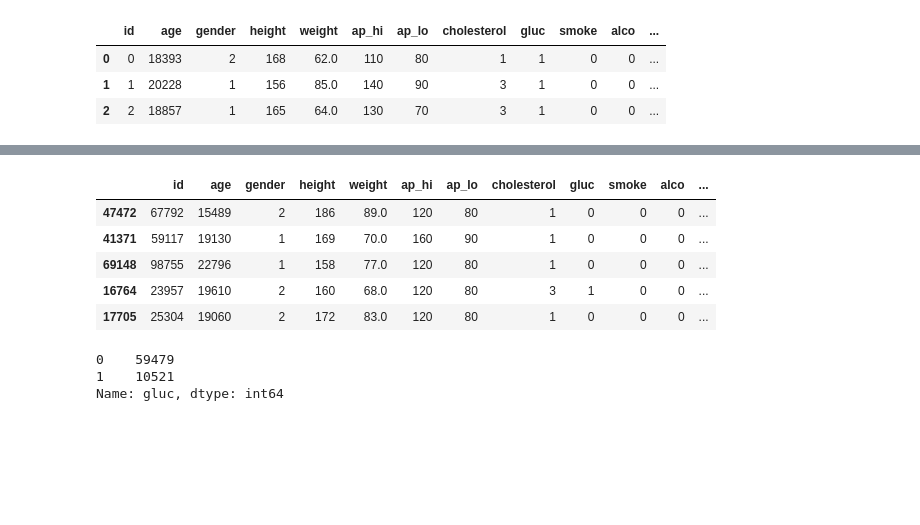
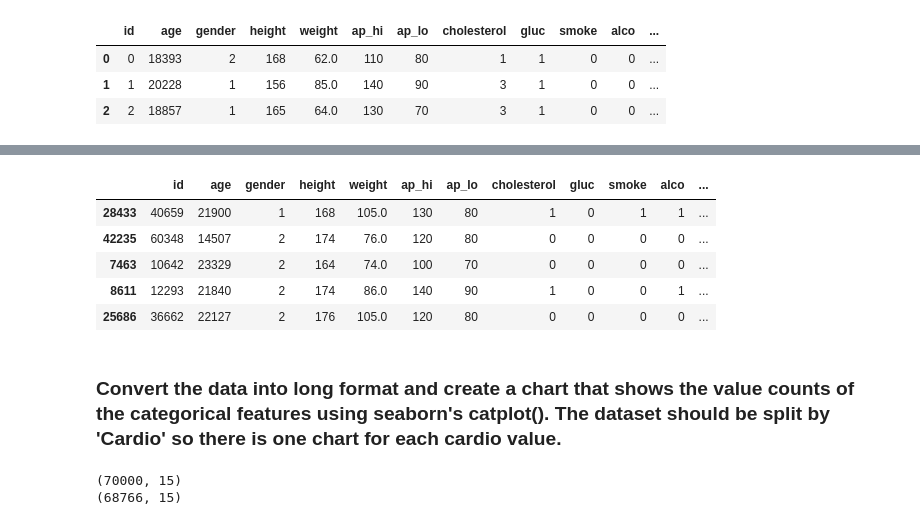
Before and after one commit to muhamadInsan/data-analis-fcc, a Jupyter notebook: medical_examinations_visualizer.ipynb, the cells around one changed output, grey strips where cells are left out. Drawn from its saved outputs; the diff is of its cells as text; code cells hidden in the pictures; blank space fills up the shorter version.

```diff
--- a/medical_examinations_visualizer.ipynb
+++ b/medical_examinations_visualizer.ipynb
@@ -42,22 +43,27 @@ df.sample(3)
 # %%
 def normal_gluc(x):
     if x == 1:
         return 0
     else:
         return 1
 
 df['gluc'] = df['gluc'].map(normal_gluc)
+
+def normal_chole(x):
+    if x == 1:
+        return 0
+    else:
+        return 1
+
+df['cholesterol'] = df['cholesterol'].map(normal_chole)
+
 df.sample(5)
 # %% [output]
 |  | id | age | gender | height | weight | ap_hi | ap_lo | cholesterol | gluc | smoke | alco | ... |
-| 47472 | 67792 | 15489 | 2 | 186 | 89.0 | 120 | 80 | 1 | 0 | 0 | 0 | ... |
-| 41371 | 59117 | 19130 | 1 | 169 | 70.0 | 160 | 90 | 1 | 0 | 0 | 0 | ... |
-| 69148 | 98755 | 22796 | 1 | 158 | 77.0 | 120 | 80 | 1 | 0 | 0 | 0 | ... |
-| 16764 | 23957 | 19610 | 2 | 160 | 68.0 | 120 | 80 | 3 | 1 | 0 | 0 | ... |
-| 17705 | 25304 | 19060 | 2 | 172 | 83.0 | 120 | 80 | 1 | 0 | 0 | 0 | ... |
+| 28433 | 40659 | 21900 | 1 | 168 | 105.0 | 130 | 80 | 1 | 0 | 1 | 1 | ... |
+| 42235 | 60348 | 14507 | 2 | 174 | 76.0 | 120 | 80 | 0 | 0 | 0 | 0 | ... |
+| 7463 | 10642 | 23329 | 2 | 164 | 74.0 | 100 | 70 | 0 | 0 | 0 | 0 | ... |
+| 8611 | 12293 | 21840 | 2 | 174 | 86.0 | 140 | 90 | 1 | 0 | 0 | 1 | ... |
+| 25686 | 36662 | 22127 | 2 | 176 | 105.0 | 120 | 80 | 0 | 0 | 0 | 0 | ... |
-# %%
-df.gluc.value_counts()
-# %% [output]
-0    59479
-1    10521
-Name: gluc, dtype: int64
+# %% [markdown]
+### Convert the data into long format and create a chart that shows the value counts of the categorical features using seaborn's catplot(). The dataset should be split by 'Cardio' so there is one chart for each cardio value.
@@ -63,0 +83,18 @@ Name: gluc, dtype: int64
+# %%
+# diastolic pressure is higher than systolic
+df3 = df[df.ap_lo <= df.ap_hi]
+
+# height is less than the 2.5th percentile (Keep the correct data with (df['height'] >= df['height'].quantile(0.025)))
+df4 = df3[df3['height'] >= df3['height'].quantile(0.025)]
+
+# height is more than the 97.5th percentile
+df5 = df4[df4['height'] <= df4['height'].quantile(0.975)]
+
+# weight is less than the 2.5th percentile
+df6 = df5[df5['weight'] >= df5['weight'].quantile(0.025)]
+
+# weight is more than the 97.5th percentile
+df7 = df6[df6['weight'] <= df6['weight'].quantile(0.975)]
+# %% [output]
+(70000, 15)
+(68766, 15)
```
Also changed, not shown: parts of 5 cells of this notebook, 4 other files.
